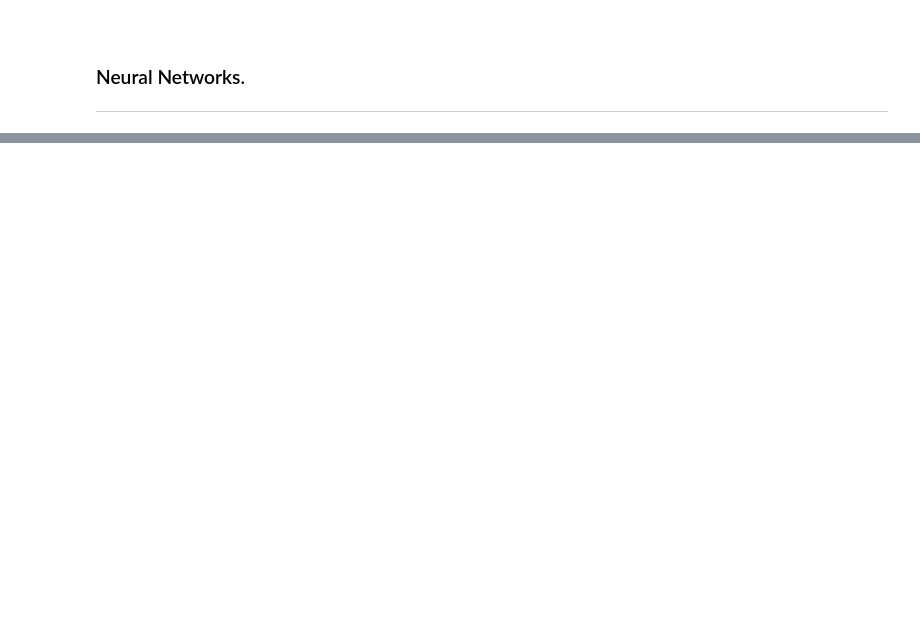
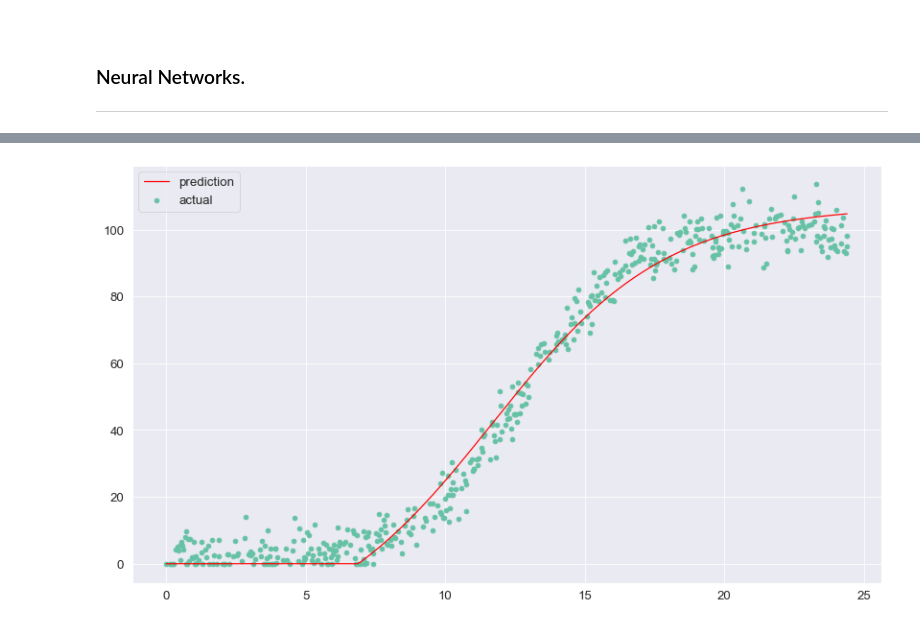
Before and after one commit to olgarozhdestvina/Machine-Learning-and-Statistics-Project, a Jupyter notebook: Power_production_model.ipynb, the cells around one changed output, grey strips where cells are left out. Saved outputs shown, nothing was run; the diff lists cells and outputs as text; code cells hidden in the pictures; blank space fills up the shorter version.

Commit message:
Tried knn and keras modeling but neither perform well. I think I need to do some preprocessing first.

```diff
--- a/Power_production_model.ipynb
+++ b/Power_production_model.ipynb
@@ -151,10 +199,10 @@ ___
 # %%
 # Train a different model.
 model = kr.models.Sequential()
-model.add(kr.layers.Dense(100, input_shape=(1,), activation='relu', kernel_initializer="glorot_uniform", bias_initializer="glorot_uniform"))
-model.add(kr.layers.Dense(1, activation='sigmoid', kernel_initializer="glorot_uniform", bias_initializer="glorot_uniform"))
-model.compile("adam", loss='mean_squared_error')
+model.add(kr.layers.Dense(50, input_shape=(1,), activation='sigmoid', kernel_initializer="glorot_uniform", bias_initializer="glorot_uniform"))
+model.add(kr.layers.Dense(1, activation='relu', kernel_initializer="glorot_uniform", bias_initializer="glorot_uniform"))
+model.compile("adam", loss='mse')
 # %%
 # Train the neural network on our training data.
-model.fit(df['speed'], df['power'], epochs=500)
+model.fit(df_new['speed'], df_new['power'], epochs=400)
 # %% [output]
@@ -178,0 +227,9 @@ KeyboardInterrupt:
+# %%
+
+# Now let's see.
+plt.scatter(df_new['speed'], df_new['power'], label='actual')
+plt.plot(df_new['speed'], model.predict(df_new['speed']), label='prediction', c="r")
+plt.legend()
+plt.show()
+# %% [output]
+[figure, added]
```
Also changed, not shown: parts of 7 cells of this notebook.
